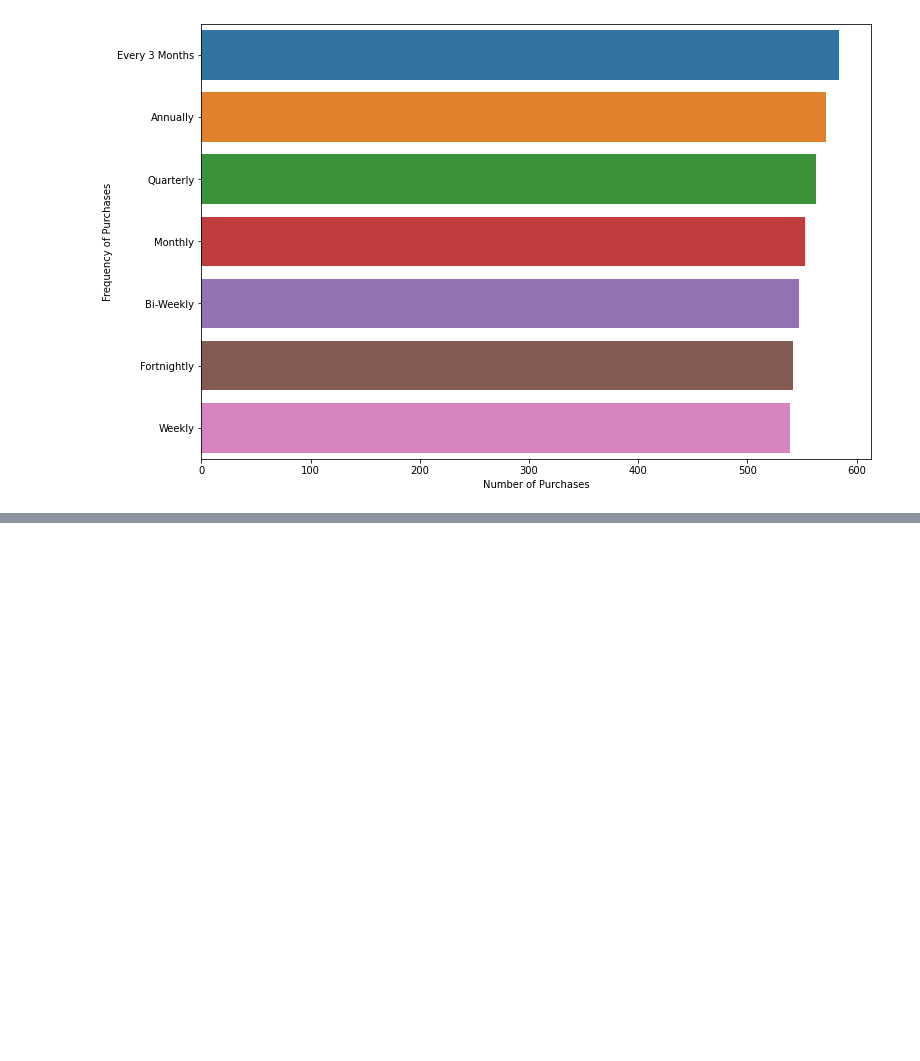
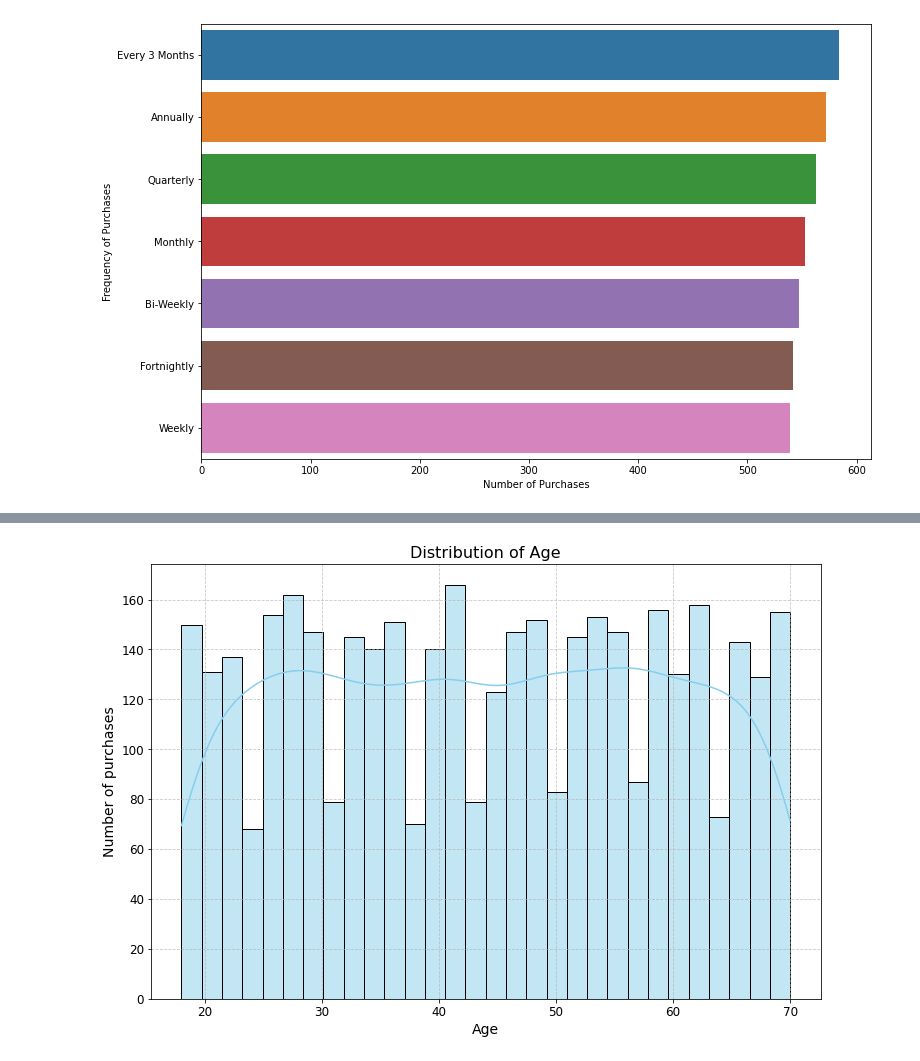
Before and after one commit to AleandroPresta/customer-shopping-analysis, a Jupyter notebook: customer-shopping/notebooks/Data Exploration.ipynb, the cells around one changed output, grey strips where cells are left out. Saved outputs shown, nothing was run; the diff lists cells and outputs as text; code cells hidden in the pictures; blank space fills up the shorter version.

Commit message:
Finished categorical and numerical analysis

```diff
--- a/customer-shopping/notebooks/Data Exploration.ipynb
+++ b/customer-shopping/notebooks/Data Exploration.ipynb
@@ -163,0 +156,15 @@ plot_item_distribution('Frequency of Purchases')
+# %%
+def plot_numerical_distribution(column_name: str):
+    plt.figure(figsize=(12, 8))
+    sns.histplot(shopping_data[column_name], kde=True, color='skyblue', bins=30)
+    plt.xlabel(column_name, fontsize=14)
+    plt.ylabel('Number of purchases', fontsize=14)
+    plt.title(f'Distribution of {column_name}', fontsize=16)
+    plt.grid(True, linestyle='--', alpha=0.7)
+    plt.xticks(fontsize=12)
+    plt.yticks(fontsize=12)
+    plt.show()
+
+plot_numerical_distribution('Age')
+# %% [output]
+[figure, added]
```
Also changed, not shown: parts of 15 cells of this notebook.
